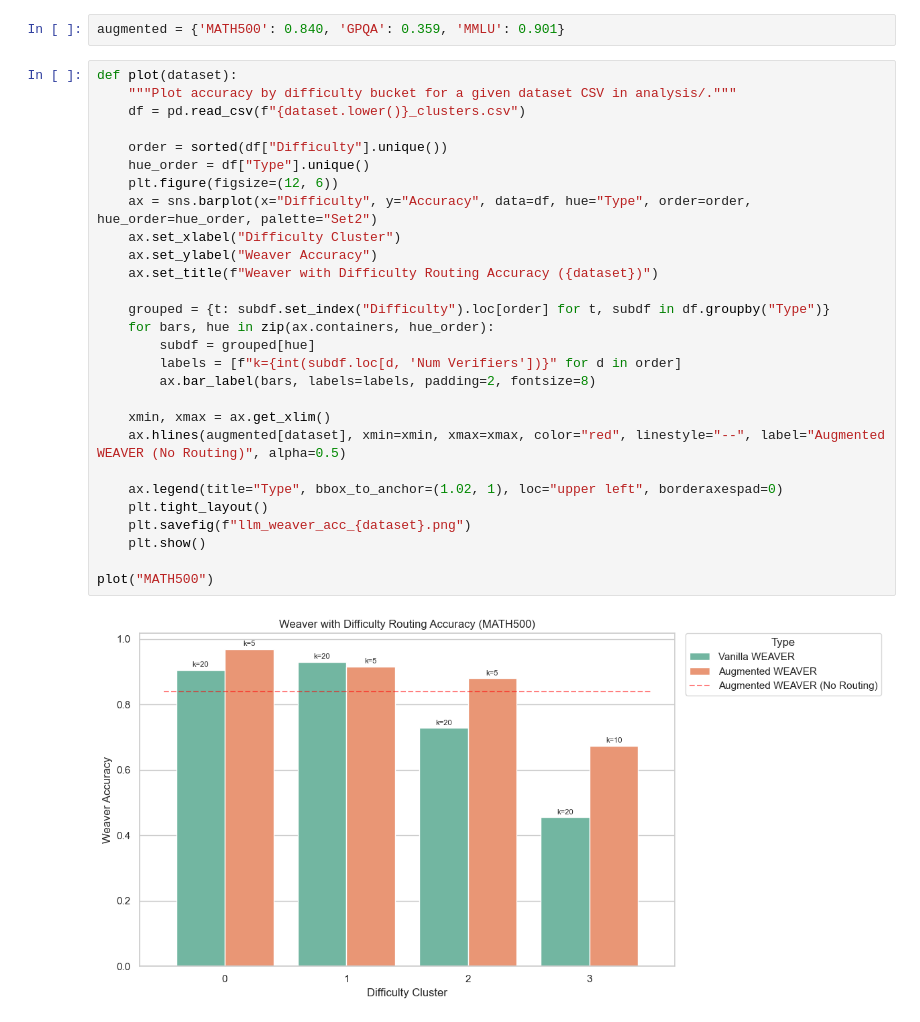
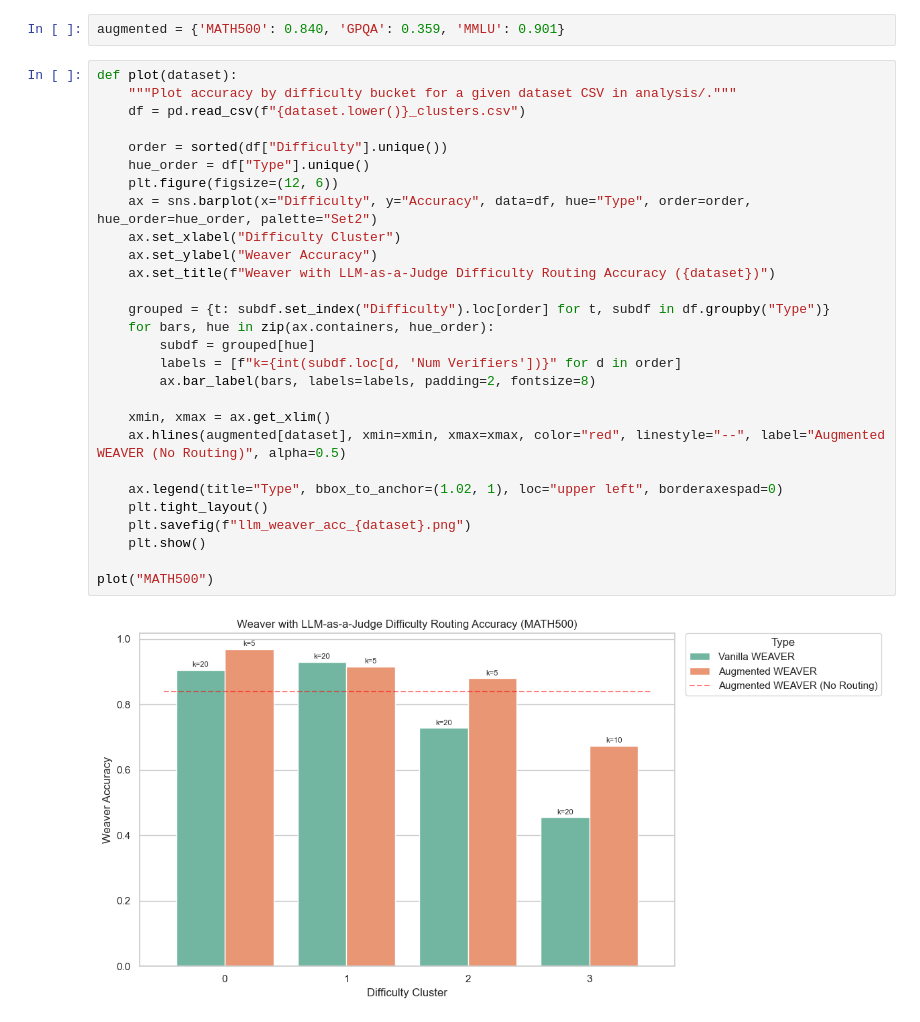
Before and after one commit to poonamsahoo/scaling-verification, a Jupyter notebook: analysis/llm_plot.ipynb, the cells around one changed output. Cells and saved outputs as stored; diff of their text form.

Commit message:
change titles

```diff
--- a/analysis/llm_plot.ipynb
+++ b/analysis/llm_plot.ipynb
@@ -10,33 +10,33 @@ augmented = {'MATH500': 0.840, 'GPQA': 0.359, 'MMLU': 0.901}
 # %%
 def plot(dataset):
     """Plot accuracy by difficulty bucket for a given dataset CSV in analysis/."""
     df = pd.read_csv(f"{dataset.lower()}_clusters.csv")
 
     order = sorted(df["Difficulty"].unique())
     hue_order = df["Type"].unique()
     plt.figure(figsize=(12, 6))
     ax = sns.barplot(x="Difficulty", y="Accuracy", data=df, hue="Type", order=order, hue_order=hue_order, palette="Set2")
     ax.set_xlabel("Difficulty Cluster")
     ax.set_ylabel("Weaver Accuracy")
-    ax.set_title(f"Weaver with Difficulty Routing Accuracy ({dataset})")
+    ax.set_title(f"Weaver with LLM-as-a-Judge Difficulty Routing Accuracy ({dataset})")
 
     grouped = {t: subdf.set_index("Difficulty").loc[order] for t, subdf in df.groupby("Type")}
     for bars, hue in zip(ax.containers, hue_order):
         subdf = grouped[hue]
         labels = [f"k={int(subdf.loc[d, 'Num Verifiers'])}" for d in order]
         ax.bar_label(bars, labels=labels, padding=2, fontsize=8)
 
     xmin, xmax = ax.get_xlim()
     ax.hlines(augmented[dataset], xmin=xmin, xmax=xmax, color="red", linestyle="--", label="Augmented WEAVER (No Routing)", alpha=0.5)
 
     ax.legend(title="Type", bbox_to_anchor=(1.02, 1), loc="upper left", borderaxespad=0)
     plt.tight_layout()
     plt.savefig(f"llm_weaver_acc_{dataset}.png")
     plt.show()
 
 plot("MATH500")
 # %% [output]
-[figure, old version]
+[figure, new version]
 # %%
 plot("GPQA")
 plot("MMLU")
```
Also changed, not shown: parts of 1 cell of this notebook, 3 other files.
